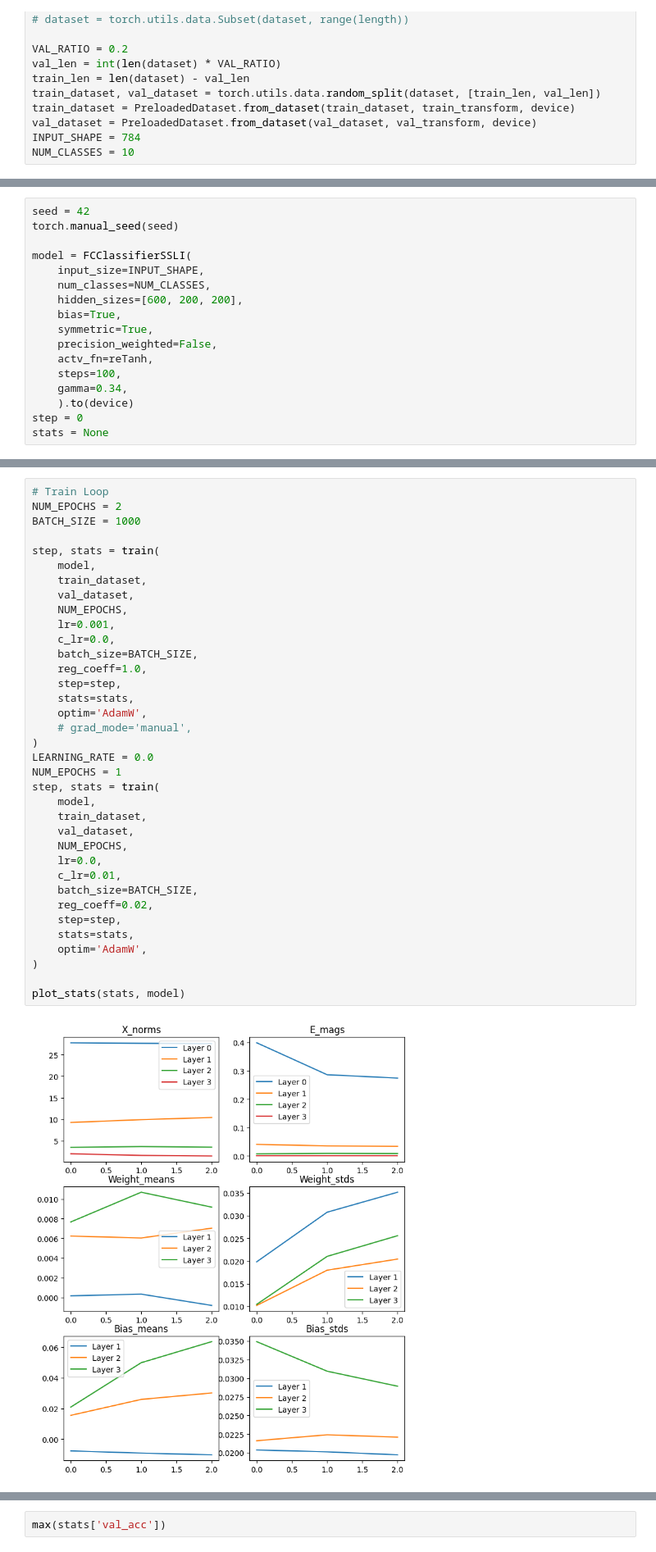
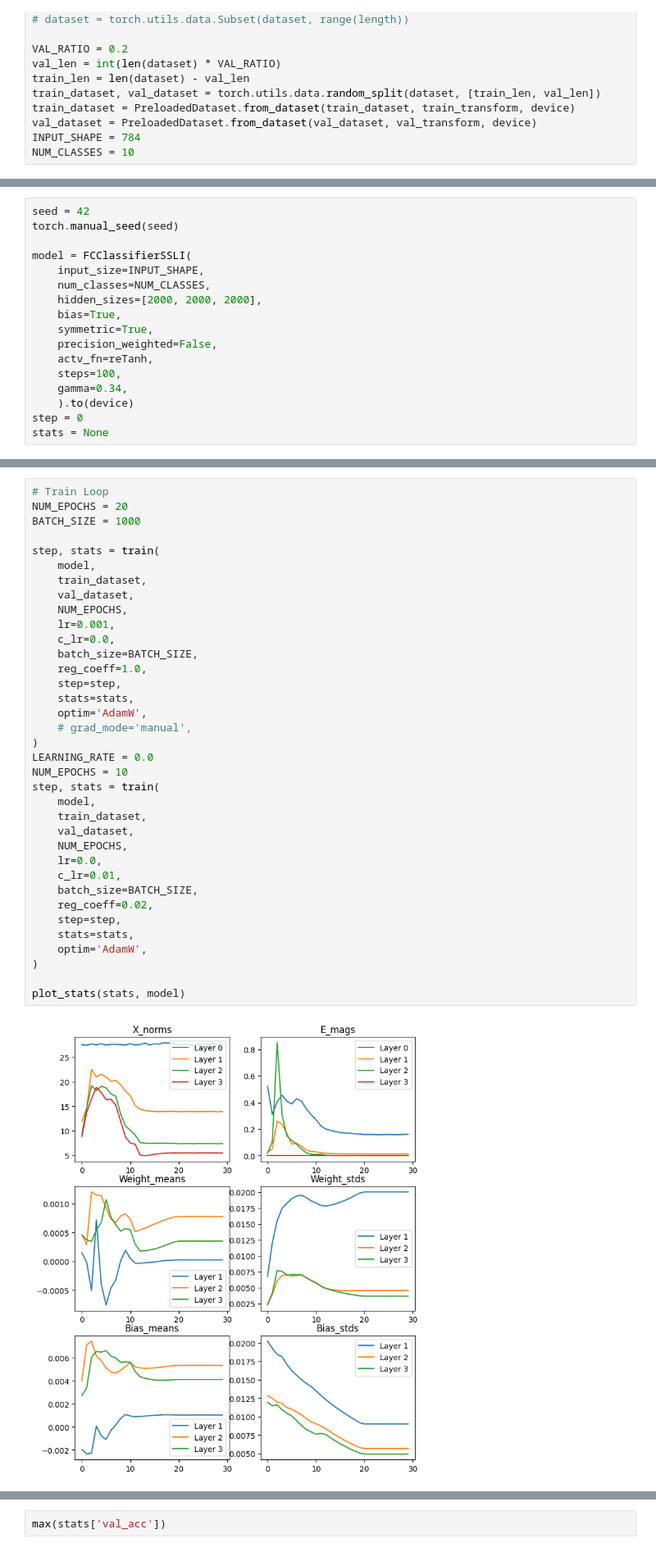
Before and after one commit to joeagriffith/pclib, a Jupyter notebook: examples/mnist/mnist_fc_ss_li.ipynb, the cells around one changed output, grey strips where cells are left out. Shown at 82% size. Saved outputs shown, nothing was run; the diff lists cells and outputs as text.

```diff
--- a/examples/mnist/mnist_fc_ss_li.ipynb
+++ b/examples/mnist/mnist_fc_ss_li.ipynb
@@ -95,7 +95,7 @@ torch.manual_seed(seed)
 model = FCClassifierSSLI(
     input_size=INPUT_SHAPE,
     num_classes=NUM_CLASSES,
-    hidden_sizes=[600, 200, 200],
+    hidden_sizes=[2000, 2000, 2000],
     bias=True,
     symmetric=True,
     precision_weighted=False,
@@ -160,42 +160,42 @@ layer 3: abs_mean: 0.0050, mean: 0.0050, std: 0.0705, max: 1.0000, min: -0.0000
 [figure]
 # %%
 # Train Loop
-NUM_EPOCHS = 2
+NUM_EPOCHS = 20
 BATCH_SIZE = 1000
 
 step, stats = train(
     model,
     train_dataset,
     val_dataset,
     NUM_EPOCHS,
     lr=0.001,
     c_lr=0.0,
     batch_size=BATCH_SIZE,
     reg_coeff=1.0,
     step=step,
     stats=stats,
     optim='AdamW',
     # grad_mode='manual',
 )
 LEARNING_RATE = 0.0
-NUM_EPOCHS = 1
+NUM_EPOCHS = 10
 step, stats = train(
     model,
     train_dataset,
     val_dataset,
     NUM_EPOCHS,
     lr=0.0,
     c_lr=0.01,
     batch_size=BATCH_SIZE,
     reg_coeff=0.02,
     step=step,
     stats=stats,
     optim='AdamW',
 )
 
 plot_stats(stats, model)
 # %% [output]
-[figure, old version]
+[figure, new version]
 # %%
 # Check Winner takes all
 # is there an SDR?
```
Also changed, not shown: parts of 6 cells of this notebook, 8 other files.
